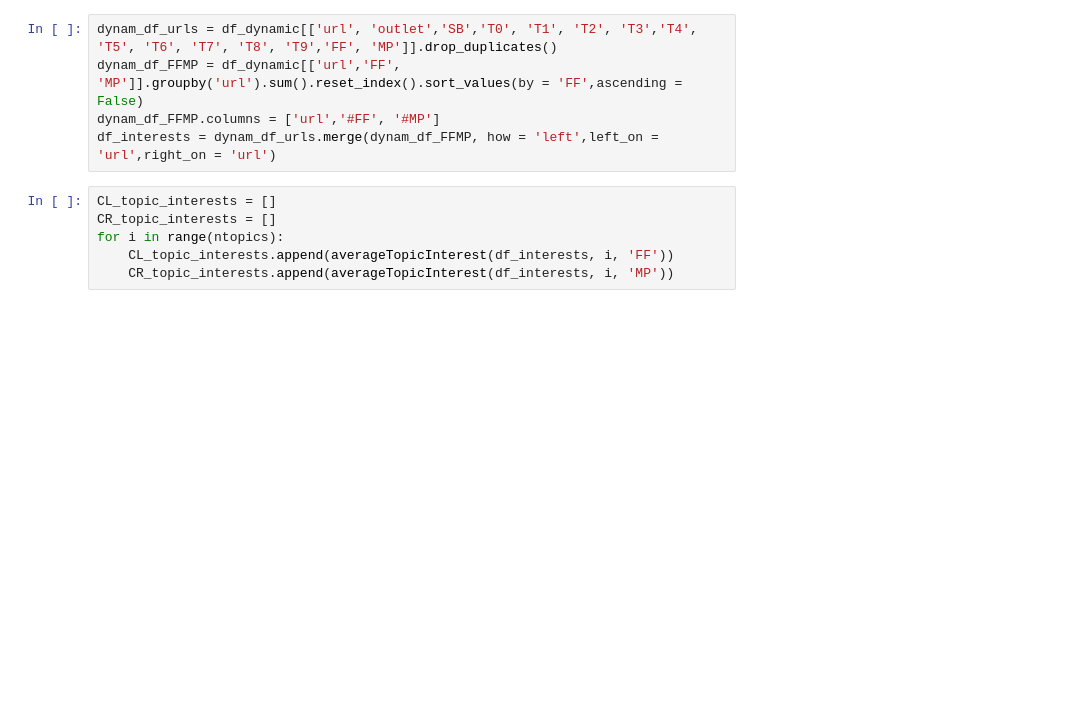
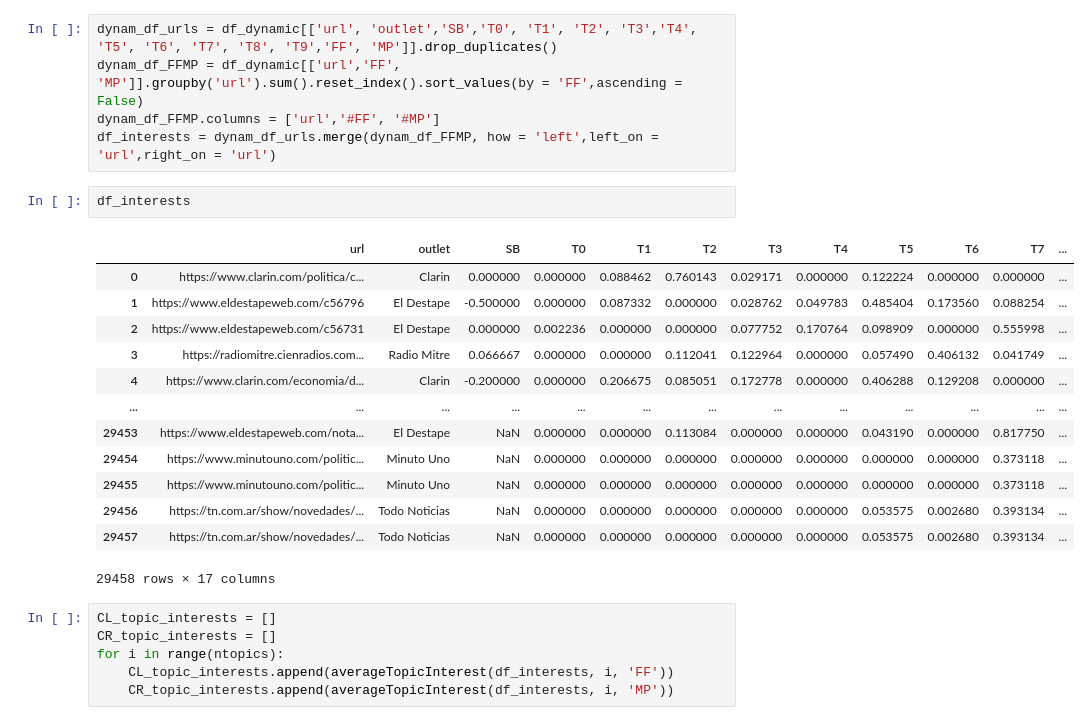
Before and after one commit to spinto88/SocialMediaBiasAndPolarization, a Jupyter notebook: TopicAnalysisByPartisans.ipynb, the cells around one changed output. Drawn from its saved outputs; the diff is of its cells as text; blank space fills up the shorter version.

```diff
--- a/TopicAnalysisByPartisans.ipynb
+++ b/TopicAnalysisByPartisans.ipynb
@@ -49,6 +49,22 @@ dynam_df_urls = df_dynamic[['url', 'outlet','SB','T0', 'T1', 'T2', 'T3','T4', 'T
 dynam_df_FFMP = df_dynamic[['url','FF', 'MP']].groupby('url').sum().reset_index().sort_values(by = 'FF',ascending = False)
 dynam_df_FFMP.columns = ['url','#FF', '#MP']
 df_interests = dynam_df_urls.merge(dynam_df_FFMP, how = 'left',left_on = 'url',right_on = 'url')
+# %%
+df_interests
+# %% [output]
+|  | url | outlet | SB | T0 | T1 | T2 | T3 | T4 | T5 | T6 | T7 | ... |
+| 0 | https://www.clarin.com/politica/c... | Clarin | 0.000000 | 0.000000 | 0.088462 | 0.760143 | 0.029171 | 0.000000 | 0.122224 | 0.000000 | 0.000000 | ... |
+| 1 | https://www.eldestapeweb.com/c56796 | El Destape | -0.500000 | 0.000000 | 0.087332 | 0.000000 | 0.028762 | 0.049783 | 0.485404 | 0.173560 | 0.088254 | ... |
+| 2 | https://www.eldestapeweb.com/c56731 | El Destape | 0.000000 | 0.002236 | 0.000000 | 0.000000 | 0.077752 | 0.170764 | 0.098909 | 0.000000 | 0.555998 | ... |
+| 3 | https://radiomitre.cienradios.com... | Radio Mitre | 0.066667 | 0.000000 | 0.000000 | 0.112041 | 0.122964 | 0.000000 | 0.057490 | 0.406132 | 0.041749 | ... |
+| 4 | https://www.clarin.com/economia/d... | Clarin | -0.200000 | 0.000000 | 0.206675 | 0.085051 | 0.172778 | 0.000000 | 0.406288 | 0.129208 | 0.000000 | ... |
+| ... | ... | ... | ... | ... | ... | ... | ... | ... | ... | ... | ... | ... |
+| 29453 | https://www.eldestapeweb.com/nota... | El Destape | NaN | 0.000000 | 0.000000 | 0.113084 | 0.000000 | 0.000000 | 0.043190 | 0.000000 | 0.817750 | ... |
+| 29454 | https://www.minutouno.com/politic... | Minuto Uno | NaN | 0.000000 | 0.000000 | 0.000000 | 0.000000 | 0.000000 | 0.000000 | 0.000000 | 0.373118 | ... |
+| 29455 | https://www.minutouno.com/politic... | Minuto Uno | NaN | 0.000000 | 0.000000 | 0.000000 | 0.000000 | 0.000000 | 0.000000 | 0.000000 | 0.373118 | ... |
+| 29456 | https://tn.com.ar/show/novedades/... | Todo Noticias | NaN | 0.000000 | 0.000000 | 0.000000 | 0.000000 | 0.000000 | 0.053575 | 0.002680 | 0.393134 | ... |
+| 29457 | https://tn.com.ar/show/novedades/... | Todo Noticias | NaN | 0.000000 | 0.000000 | 0.000000 | 0.000000 | 0.000000 | 0.053575 | 0.002680 | 0.393134 | ... |
+29458 rows × 17 columns
 # %%
 CL_topic_interests = []
 CR_topic_interests = []
```
Also changed, not shown: parts of 5 cells of this notebook.
